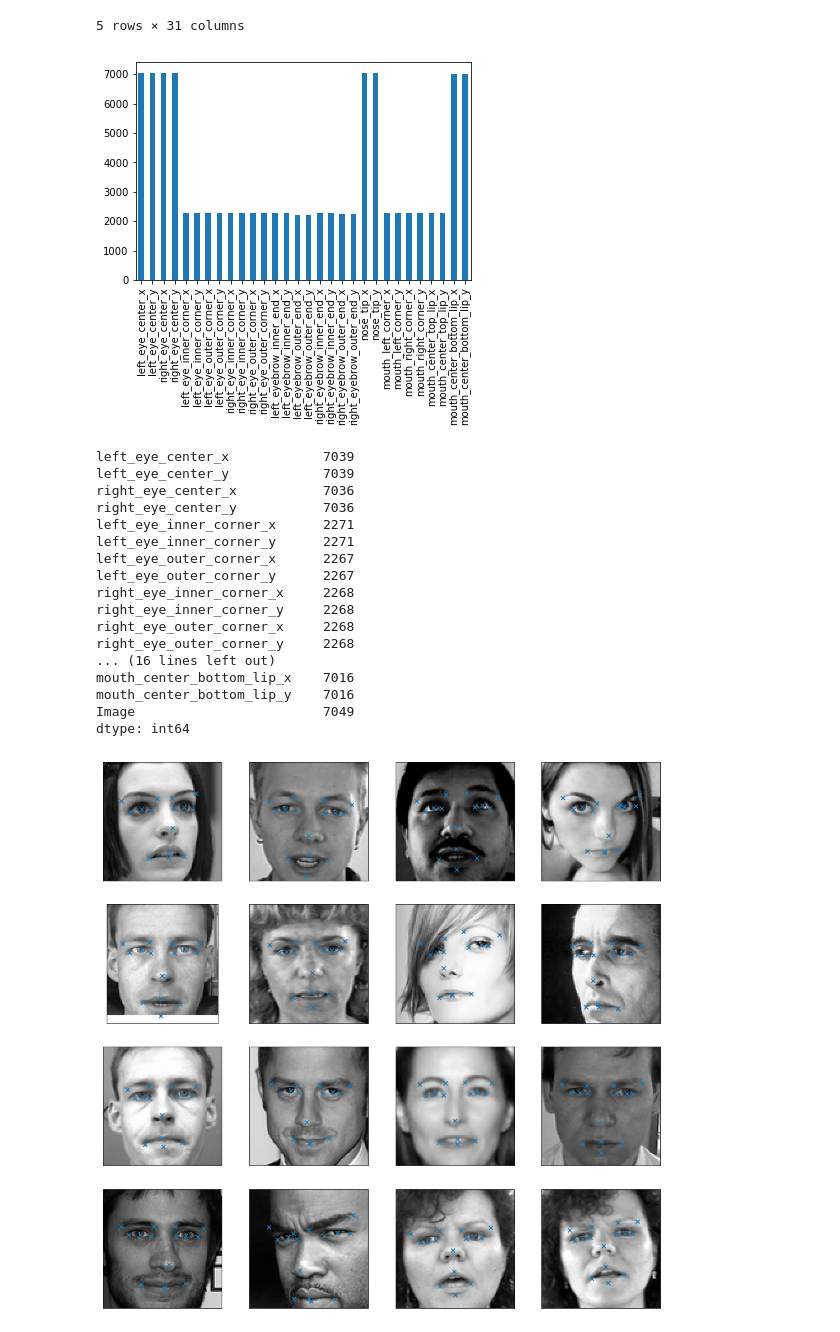
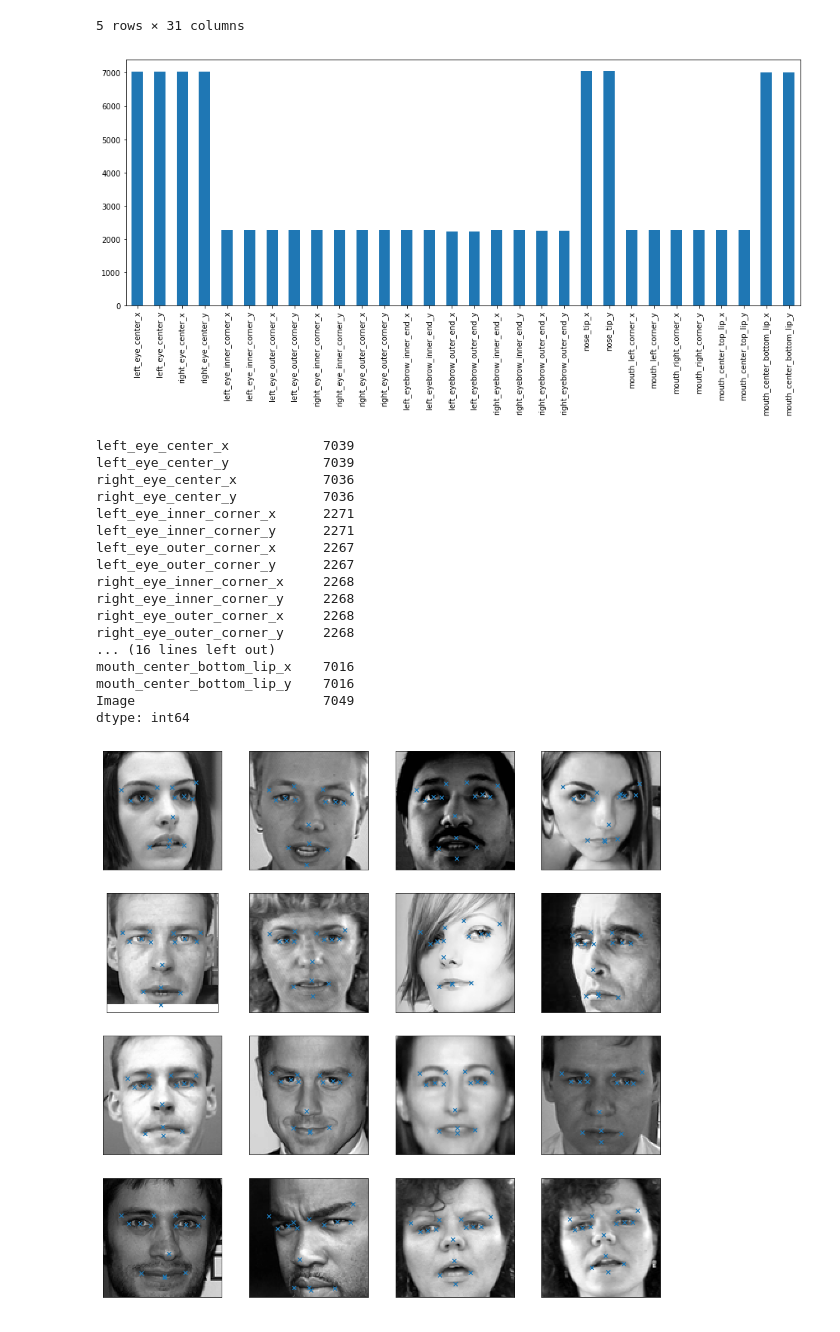
Before and after one commit to anupjha10/W207_ML_FINAL_Project, a Jupyter notebook: Final_Project_Anish_Anup.ipynb, the cells around one changed output. Saved outputs shown, nothing was run; the diff lists cells and outputs as text; code cells hidden in the pictures.

```diff
--- a/Final_Project_Anish_Anup.ipynb
+++ b/Final_Project_Anish_Anup.ipynb
@@ -105,12 +105,13 @@ data_images.head()
 # %%
 # We see that there are 30 columns for 15 locations ( X and Y ) while last column contains pixel values for
 # 96X96 image
 # let us see plot the counts
+fig = plt.figure(figsize=(16,6))
 data_images.describe().loc['count'].plot.bar()
 plt.show()
 data_images.count()
 # %% [output]
-[figure, old version]
+[figure, new version]
 left_eye_center_x            7039
 left_eye_center_y            7039
 right_eye_center_x           7036
```
